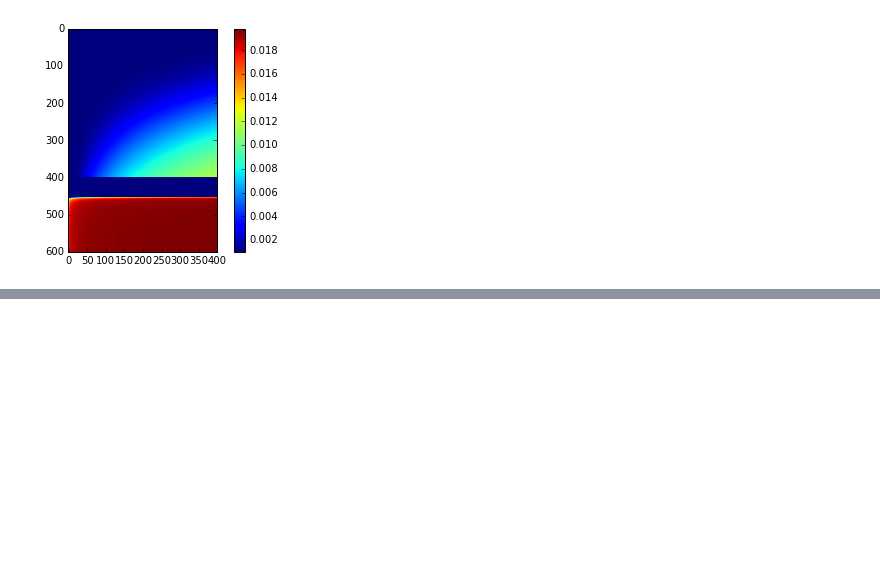
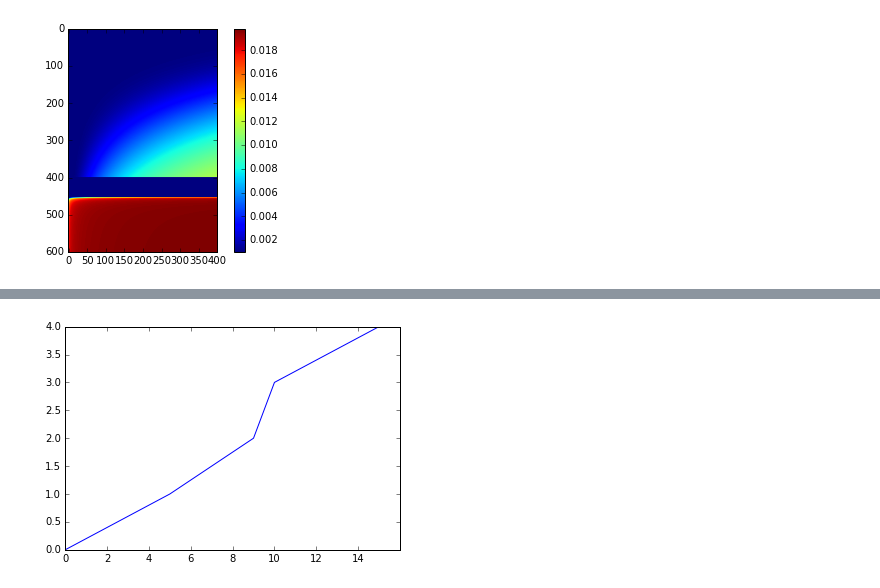
Before and after one commit to browlm13/HSCI_p4, a Jupyter notebook: carbon.ipynb, the cells around one changed output, grey strips where cells are left out. Drawn from its saved outputs; the diff is of its cells as text; code cells hidden in the pictures; blank space fills up the shorter version.

```diff
--- a/carbon.ipynb
+++ b/carbon.ipynb
@@ -47,0 +93,11 @@ plot(ts,C2mm_800K, ts, C2mm_900K, ts, C2mm_1000K, ts, C2mm_1100K, ts, C2mm_1200K
+# %%
+import numpy as np
+import matplotlib.pyplot as plt
+
+x = [0,5,9,10,15]
+y = [0,1,2,3,4]
+plt.plot(x,y)
+plt.xticks(np.arange(min(x), max(x)+1, 2.0))
+plt.show()
+# %% [output]
+[figure, added]
```
Also changed, not shown: parts of 4 cells of this notebook, 2 other files.
